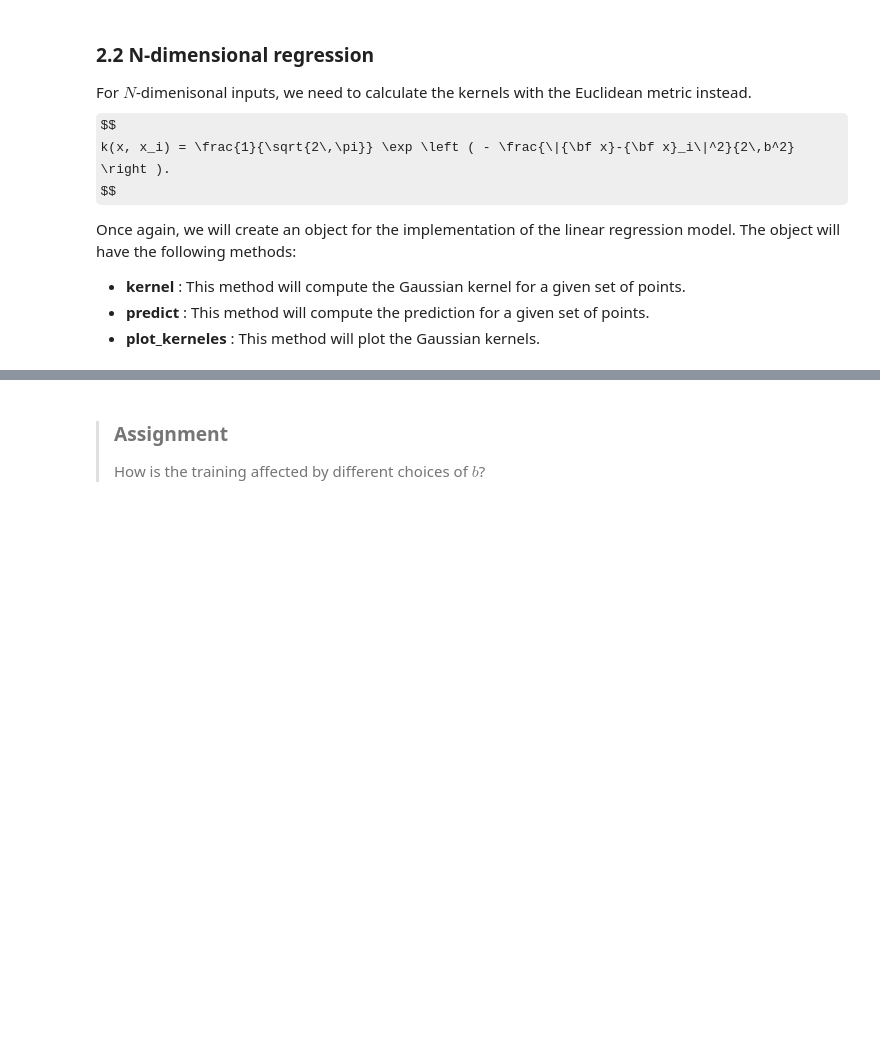
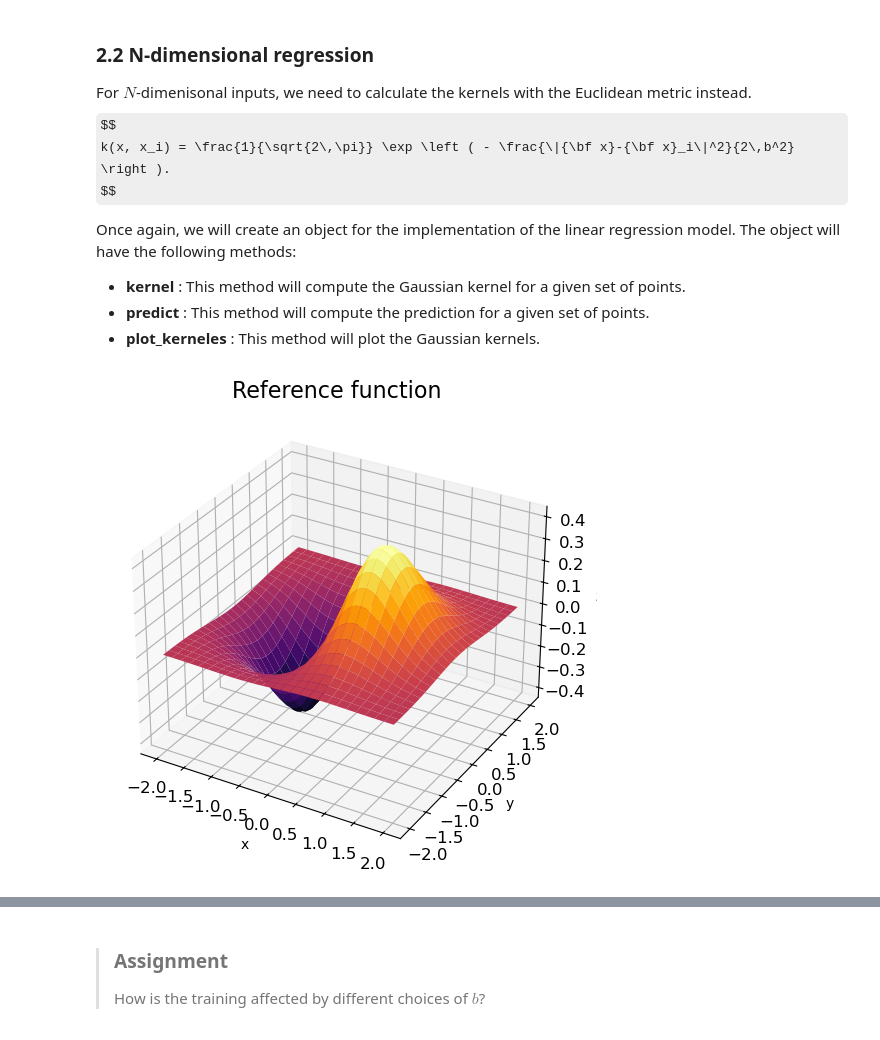
Before and after one commit to rhennig/EMA4935, a Jupyter notebook: Notebooks/08_Kernel_regressions.ipynb, the cells around one changed output, grey strips where cells are left out. Cells and saved outputs as stored; diff of their text form; code cells hidden in the pictures; some formulas as TeX source; blank space fills up the shorter version.

```diff
--- a/Notebooks/08_Kernel_regressions.ipynb
+++ b/Notebooks/08_Kernel_regressions.ipynb
@@ -529,19 +539,35 @@ class GaussianKernelRegressionND:
 # %%
 # Create a reference function to use for machine learning
 def reference_function_3d(x=None, y=None, mesh=False):
 
     if mesh: x, y = np.meshgrid(x, y)
 
     z = ( x * np.exp(-x**2 - y**2) )
 
     if mesh: return x, y, z
 
     else: return z
 
+# Rotatable 3D plot of the reference function
+x = np.linspace(-2, 2, 51)
+y = np.linspace(-2, 2, 51)
+# Plot the reference function
+x, y, z = reference_function_3d(x=x, y=y, mesh=True)
+fig = plt.figure(figsize=(8, 6))
+ax = fig.add_subplot(111, projection='3d')
+ax.plot_surface(x, y, z, cmap=plt.cm.inferno)
+ax.set_xlabel('x', fontsize=10)
+ax.set_ylabel('y', fontsize=10)
+ax.set_zlabel('z', fontsize=10)
+ax.set_title('Reference function', fontsize=16)
+plt.show()
+
 # Generate a grid of points for a 3D function
 points  = np.linspace(-2, 2, 51)
 
 x, y, z = reference_function_3d(x=points, y=points, mesh=True)
+# %% [output]
+[figure, added]
 # %%
 # Create a seed for reproducibility
 np.random.seed(23971)
```
Also changed, not shown: parts of 13 cells of this notebook, 1 other file.
